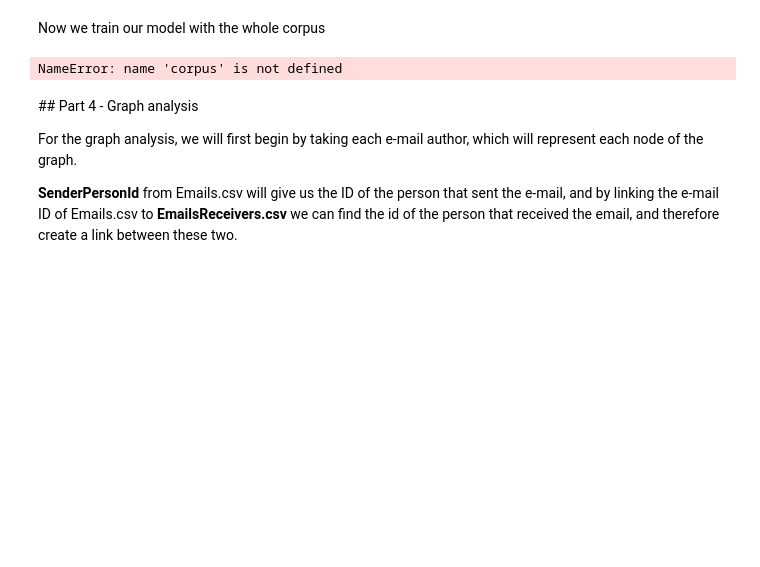
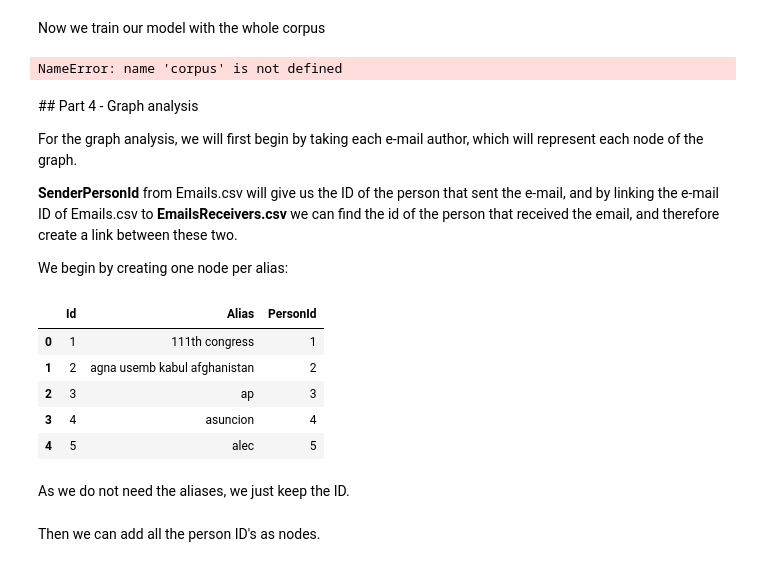
Before and after one commit to ThomVett/Homework, a Jupyter notebook: HW_05/Homework 5.ipynb, the cells around one changed output. Cells and saved outputs as stored; diff of their text form; code cells hidden in the pictures; blank space fills up the shorter version.

```diff
--- a/HW_05/Homework 5.ipynb
+++ b/HW_05/Homework 5.ipynb
@@ -252,3 +254,17 @@ NameError: name 'corpus' is not defined
 For the graph analysis, we will first begin by taking each e-mail author, which will represent each node of the graph.
 
 **SenderPersonId** from Emails.csv will give us the ID of the person that sent the e-mail, and by linking the e-mail ID of Emails.csv to **EmailsReceivers.csv** we can find the id of the person that received the email, and therefore create a link between these two.
+
+We begin by creating one node per alias:
+# %%
+senders = pd.read_csv('hillary-clinton-emails/Aliases.csv')
+senders.head()
+# %% [output]
+|  | Id | Alias | PersonId |
+| 0 | 1 | 111th congress | 1 |
+| 1 | 2 | agna usemb kabul afghanistan | 2 |
+| 2 | 3 | ap | 3 |
+| 3 | 4 | asuncion | 4 |
+| 4 | 5 | alec | 5 |
+# %% [markdown]
+As we do not need the aliases, we just keep the ID.
@@ -254,0 +276,2 @@ For the graph analysis, we will first begin by taking each e-mail author, which
+# %% [markdown]
+Then we can add all the person ID's as nodes.
```
Also changed, not shown: parts of 22 cells of this notebook.
